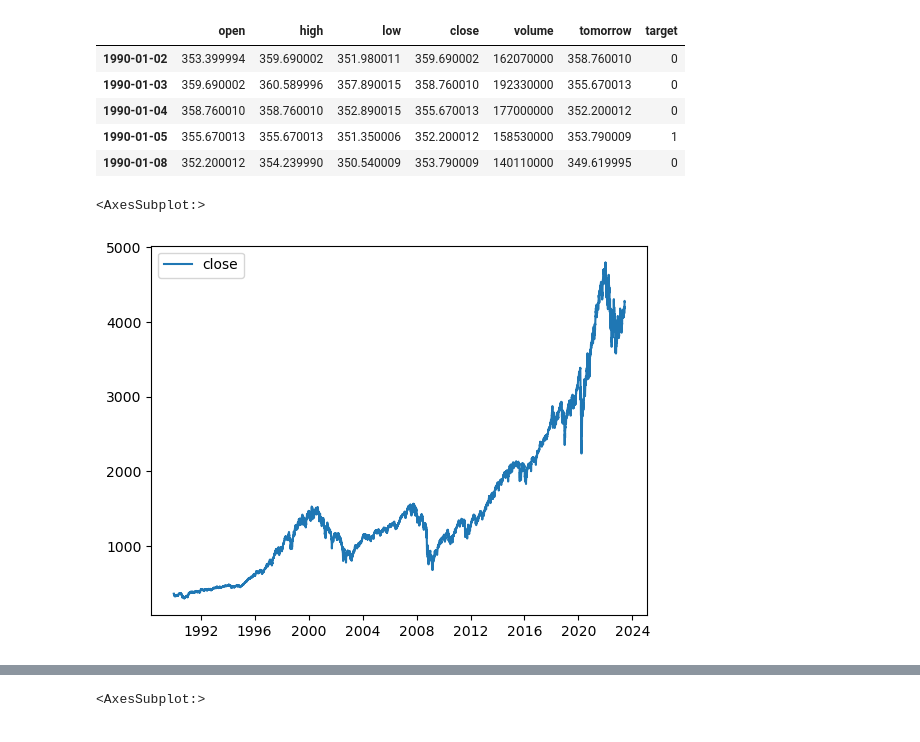
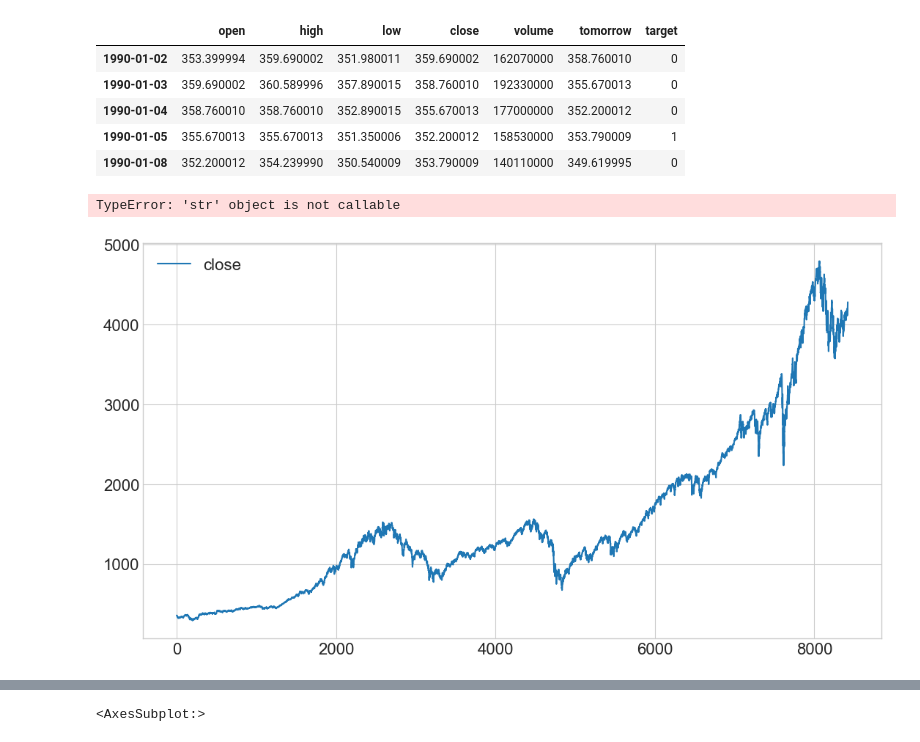
Before and after one commit to scottbarnett97/individual-project-sp500, a Jupyter notebook: workbook.ipynb, the cells around one changed output, grey strips where cells are left out. Drawn from its saved outputs; the diff is of its cells as text; code cells hidden in the pictures.

```diff
--- a/workbook.ipynb
+++ b/workbook.ipynb
@@ -165,7 +165,11 @@ sp500.head()
 | 1990-01-05 | 355.670013 | 355.670013 | 351.350006 | 352.200012 | 158530000 | 353.790009 | 1 |
 | 1990-01-08 | 352.200012 | 354.239990 | 350.540009 | 353.790009 | 140110000 | 349.619995 | 0 |
 # %%
-sp500.plot.line(y="close", use_index=True)
+df.plot.line(y="close", use_index=True)
+plt.title('S&P 500 Performance Since 1990')
+xlabel('Year')
+ylabel('Value in $USD')
+plt.show()
 # %% [output]
-<AxesSubplot:>
+TypeError: 'str' object is not callable
-[figure, old version]
+[figure, new version]
```
Also changed, not shown: parts of 2 cells of this notebook, 3 other files.
